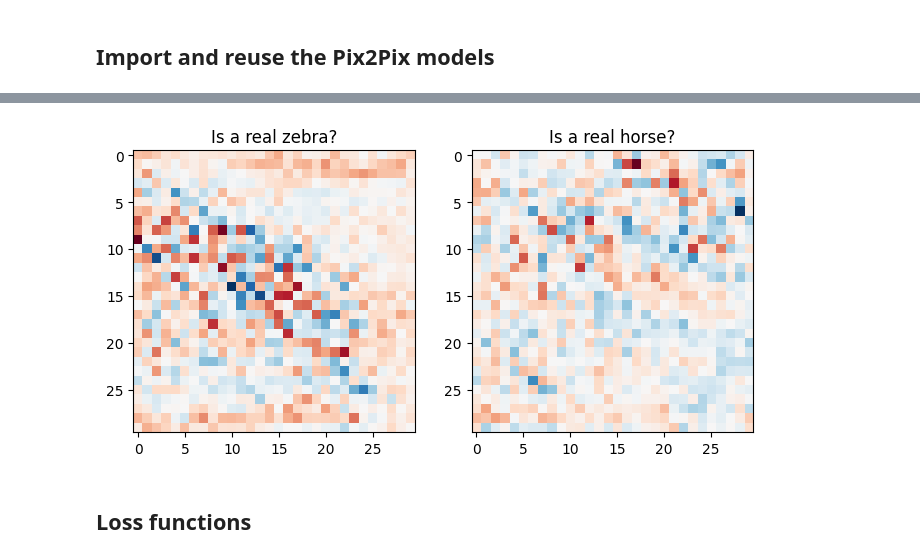
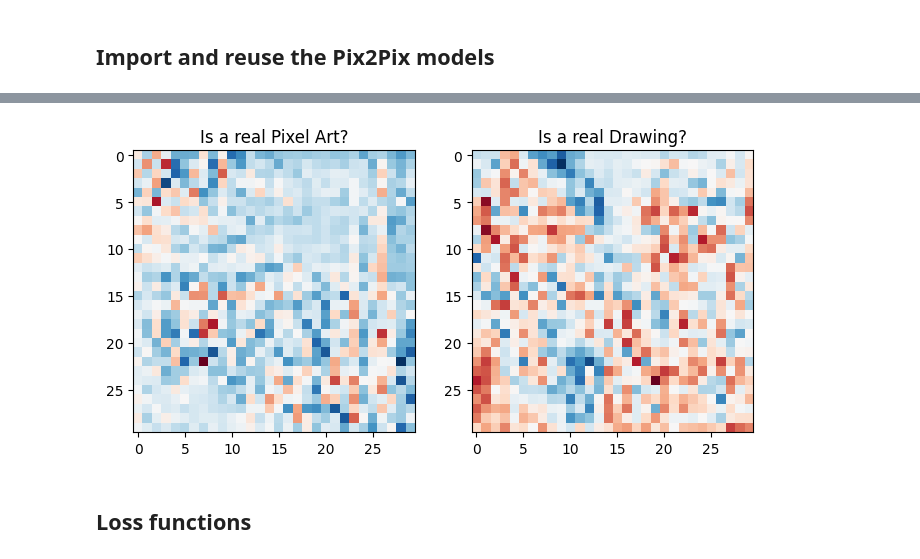
Before and after one commit to Atatra/draw2pix, a Jupyter notebook: notebooks/cyclegan copy.ipynb, the cells around one changed output, grey strips where cells are left out. Drawn from its saved outputs; the diff is of its cells as text; code cells hidden in the pictures.

```diff
--- a/notebooks/cyclegan copy.ipynb
+++ b/notebooks/cyclegan copy.ipynb
@@ -179,11 +183,11 @@ train_draw = train_draw.cache().map(
     preprocess_image_train, num_parallel_calls=AUTOTUNE).shuffle(
     BUFFER_SIZE).batch(BATCH_SIZE)
 
-train_pix = train_pix.map(
+test_pix = test_pix.map(
     preprocess_image_test, num_parallel_calls=AUTOTUNE).cache().shuffle(
     BUFFER_SIZE).batch(BATCH_SIZE)
 
-train_draw = train_draw.map(
+test_draw = test_draw.map(
     preprocess_image_test, num_parallel_calls=AUTOTUNE).cache().shuffle(
     BUFFER_SIZE).batch(BATCH_SIZE)
 # %%
@@ -261,17 +271,17 @@ WARNING:matplotlib.image:Clipping input data to the valid range for imshow with
 # %%
 plt.figure(figsize=(8, 8))
 
 plt.subplot(121)
-plt.title('Is a real zebra?')
-plt.imshow(discriminator_y(sample_zebra)[0, ..., -1], cmap='RdBu_r')
+plt.title('Is a real Pixel Art?')
+plt.imshow(discriminator_y(sample_pix)[0, ..., -1], cmap='RdBu_r')
 
 plt.subplot(122)
-plt.title('Is a real horse?')
-plt.imshow(discriminator_x(sample_horse)[0, ..., -1], cmap='RdBu_r')
+plt.title('Is a real Drawing?')
+plt.imshow(discriminator_x(sample_draw)[0, ..., -1], cmap='RdBu_r')
 
 plt.show()
 # %% [output]
-[figure, old version]
+[figure, new version]
 # %% [markdown]
 ## Loss functions
 # %% [markdown]
```
Also changed, not shown: parts of 9 cells of this notebook.
